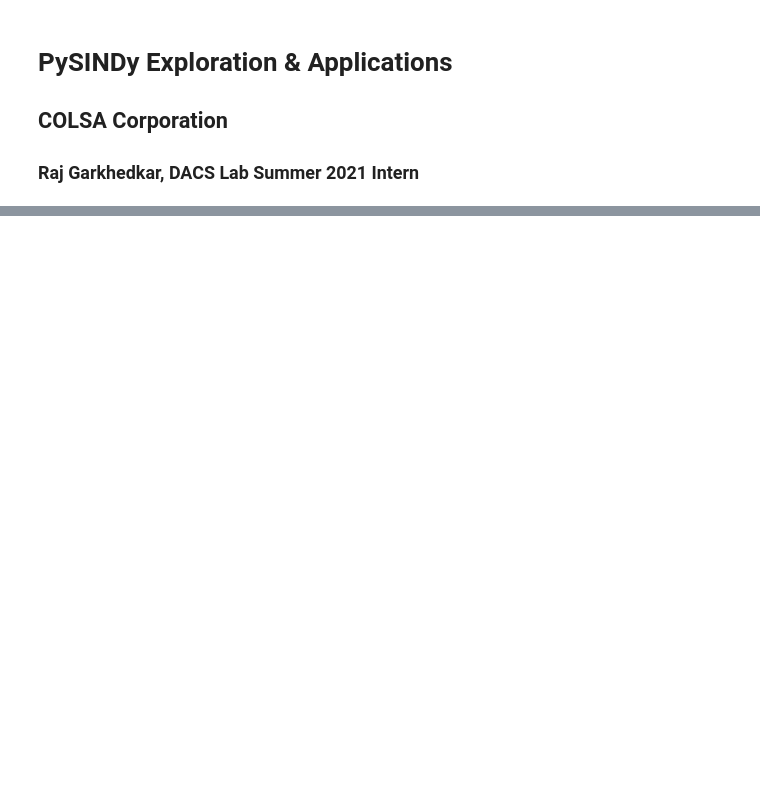
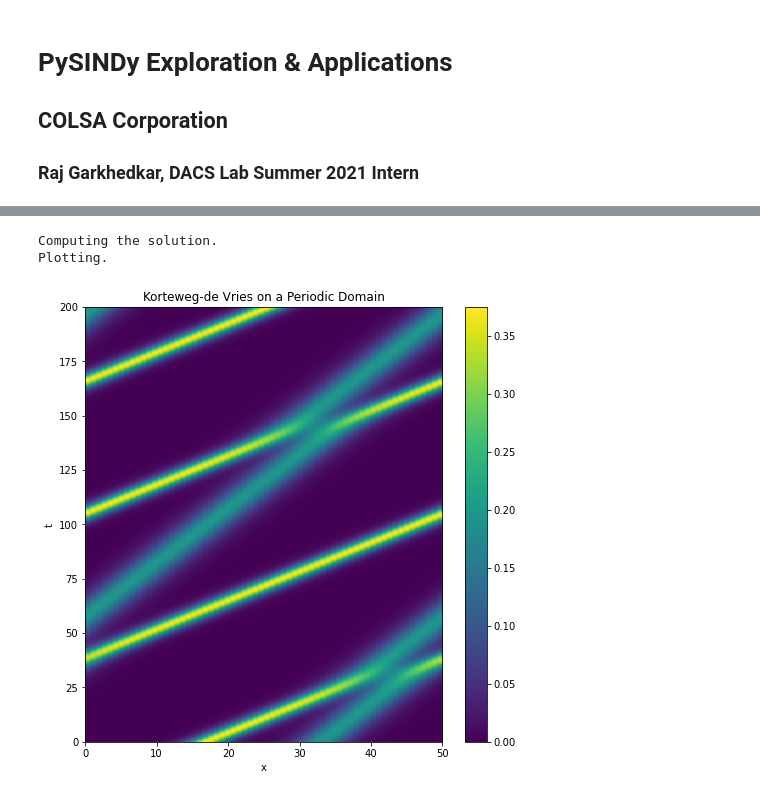
Before and after one commit to rajgark/COLSA-PySINDy, a Jupyter notebook: KortewegDeVries_COLSA.ipynb, the cells around one changed output, grey strips where cells are left out. Drawn from its saved outputs; the diff is of its cells as text; code cells hidden in the pictures; blank space fills up the shorter version.

```diff
--- a/KortewegDeVries_COLSA.ipynb
+++ b/KortewegDeVries_COLSA.ipynb
@@ -149 +179,69 @@ SyntaxError: Missing parentheses in call to 'print'. Did you mean print("Optimal
+# %%
+'''
+Below is from SciPy docs - their discretized solutions
+and solutions on a periodic domain.
+'''
+
+# The exact solution to the KdV
+def kdv_exact(x, c):
+    """Profile of the exact solution to the KdV for a single soliton on the real line."""
+    u = 0.5*c*np.cosh(0.5*np.sqrt(c)*x)**(-2)
+    return u
+
+# The KdV model using FFT
+def kdv(u, t, L):
+    """Differential equations for the KdV equation, discretized in x."""
+    # Compute the x derivatives using the pseudo-spectral method.
+    ux = diffy(u, period=L)
+    uxxx = diffy (u, period=L, order=3)
+
+    # Compute du/dt.
+    dudt = -6*u*ux - uxxx
+
+    return dudt
+
+def kdv_solution(u0, t, L):
+    """Use odeint to solve the KdV equation on a periodic domain.
+
+    `u0` is initial condition, `t` is the array of time values at which
+    the solution is to be computed, and `L` is the length of the periodic
+    domain."""
+
+    sol = odeint(kdv, u0, t, args=(L,), mxstep=5000)
+    return sol
+
+
+if __name__ == "__main__":
+    # Set the size of the domain, and create the discretized grid.
+    L = 50
+    N = 64
+    dx = L / (N - 1.0)
+    x = np.linspace(0, (1-1.0/N)*L, N)
+
+    # Set the initial conditions.
+    # Not exact for two solitons on a periodic domain, but close enough...
+    u0 = kdv_exact(x-0.33*L, 0.75) + kdv_exact(x-0.65*L, 0.4)
+
+    # Set the time sample grid.
+    T = 200
+    t = np.linspace(0, T, 501)
+
+    print("Computing the solution.")
+    sol = kdv_solution(u0, t, L)
+
+
+    print("Plotting.")
+
+    plt.figure(figsize=(8,8))
+    plt.imshow(sol[::-1, :], extent=[0,L,0,T])
+    plt.colorbar()
+    plt.xlabel('x')
+    plt.ylabel('t')
+    plt.axis('auto')
+    plt.title('Korteweg-de Vries on a Periodic Domain')
+    plt.show()
+# %% [output]
+Computing the solution.
+Plotting.
+[figure, added]
 # %%
```
Also changed, not shown: parts of 11 cells of this notebook.
